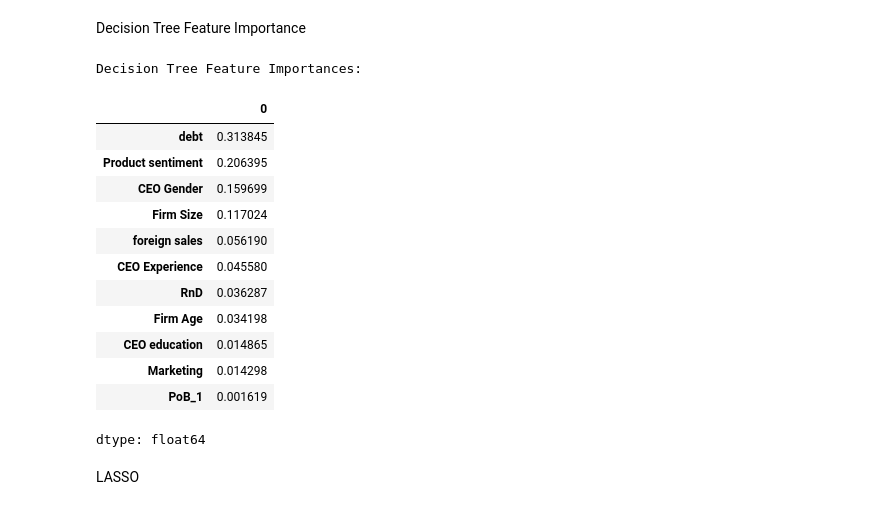
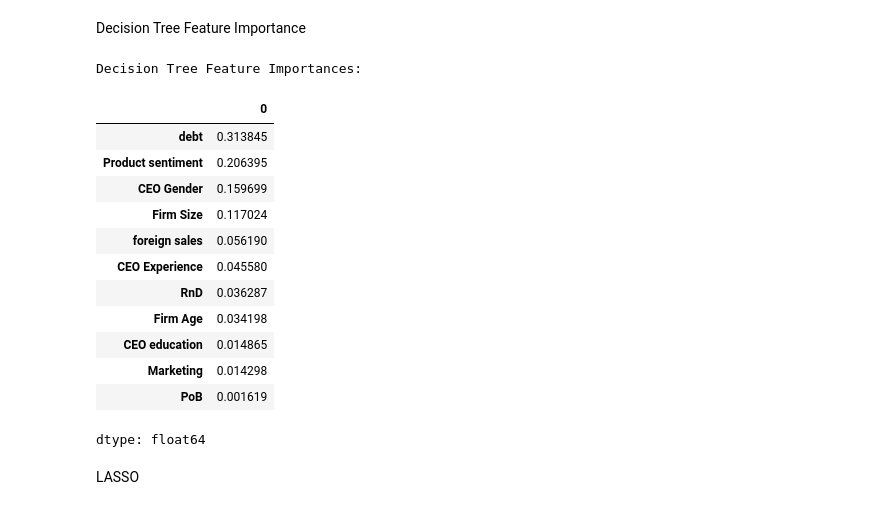
Before and after one commit to nananana25/MSC151, a Jupyter notebook: CW4_MRAP.ipynb, the cells around one changed output. Saved outputs shown, nothing was run; the diff lists cells and outputs as text; code cells hidden in the pictures.

```diff
--- a/CW4_MRAP.ipynb
+++ b/CW4_MRAP.ipynb
@@ -116,46 +175,47 @@ import pandas as pd
 from sklearn.model_selection import train_test_split
 from sklearn.tree import DecisionTreeRegressor
 
-# Redefine X_new and model_dt to ensure they are available in the current session state.
-# This assumes df_new is accessible from a previously executed cell (e.g., Jx4M0EpVIxMI).
+# Reload df_new specifically for High Inflation data
+excel_file_path = '/content/High Inflation.xlsx' # Corrected file path
+df_new = pd.read_excel(excel_file_path)
+
 # Define features (X) and target (y) using the current df_new
-X_new = df_new[['debt', 'RnD', 'Firm Age', 'Firm Size', 'CEO Experience', 'foreign sales', 'CEO education', 'CEO Gender', 'Marketing', 'Product sentiment', 'PoB']]
+# Corrected column names based on the content of '/content/High Inflation.xlsx'
+X_new = df_new[['debt', 'RnD', 'Firm Age', 'Firm Size', 'CEO Experience', 'foreign sales', 'CEO education', 'CEO Gender',  'Marketing', 'Product sentiment', 'PoB']]
 y_new = df_new['Profitability']
 
-# Handle categorical variable 'PoB'
-X_new = pd.get_dummies(X_new, columns=['PoB'], drop_first=True)
 
 # Split data into training and testing sets (80/20 rule) - necessary for model training
 X_train_new, X_test_new, y_train_new, y_test_new = train_test_split(X_new, y_new, test_size=0.2, random_state=42)
 
 # Initialize and train the Decision Tree Regressor model
 model_dt = DecisionTreeRegressor(random_state=42)
 model_dt.fit(X_train_new, y_train_new)
 
 feature_importances_dt = model_dt.feature_importances_
 
 # Create a pandas Series for better visualization
 feature_importance_series_dt = pd.Series(feature_importances_dt, index=X_new.columns)
 
 # Sort the features by importance
 sorted_feature_importance_dt = feature_importance_series_dt.sort_values(ascending=False)
 
 print("Decision Tree Feature Importances:")
 display(sorted_feature_importance_dt)
 # %% [output]
 Decision Tree Feature Importances:
 |  | 0 |
 | debt | 0.313845 |
 | Product sentiment | 0.206395 |
 | CEO Gender | 0.159699 |
 | Firm Size | 0.117024 |
 | foreign sales | 0.056190 |
 | CEO Experience | 0.045580 |
 | RnD | 0.036287 |
 | Firm Age | 0.034198 |
 | CEO education | 0.014865 |
 | Marketing | 0.014298 |
-| PoB_1 | 0.001619 |
+| PoB | 0.001619 |
 dtype: float64
 # %% [markdown]
 LASSO
```
Also changed, not shown: parts of 36 cells of this notebook.
